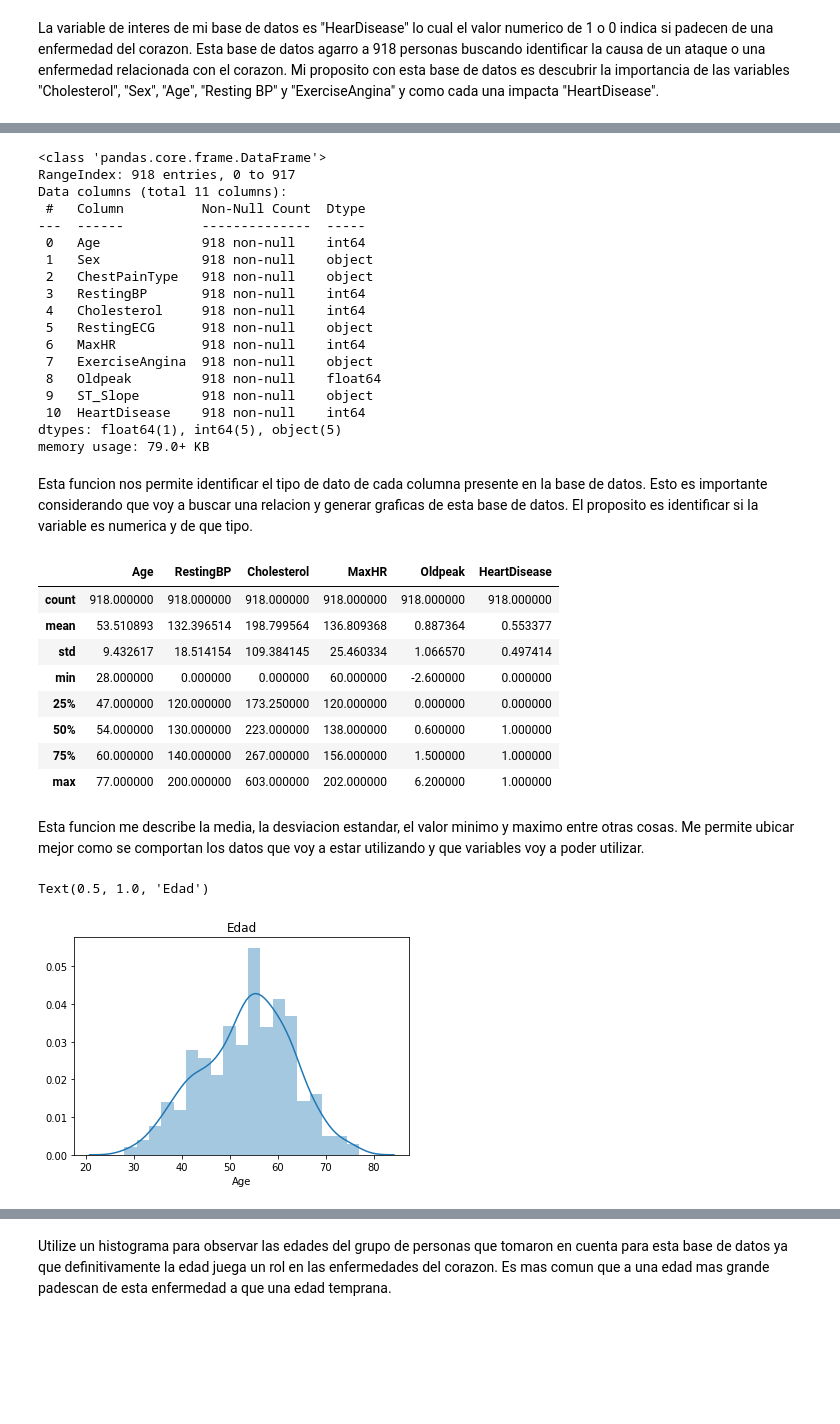
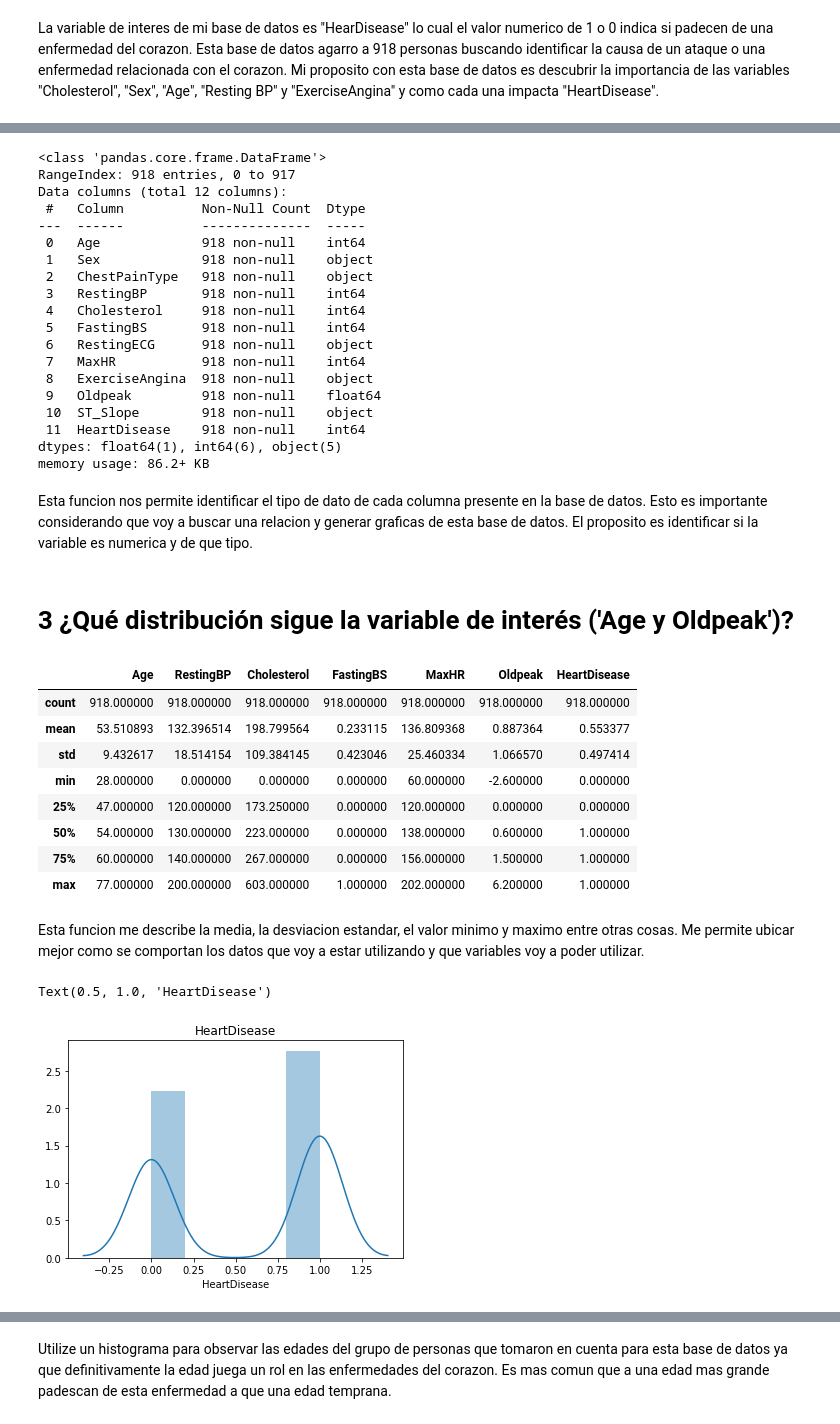
Before and after one commit to alejandrotorre3/AlejandroTorre, a Jupyter notebook: RETO NUEVO.ipynb, the cells around one changed output, grey strips where cells are left out. Cells and saved outputs as stored; diff of their text form; code cells hidden in the pictures; blank space fills up the shorter version.

```diff
--- a/RETO NUEVO.ipynb
+++ b/RETO NUEVO.ipynb
@@ -41,8 +43,5 @@ df.head()
 # %%
 df = pd.read_csv("heart.csv")
 
-df.drop("FastingBS",
-        axis=1,inplace=True,)
-
 df.head()
 # %% [output]
@@ -59,7 +60,7 @@ df.info()
 # %% [output]
 <class 'pandas.core.frame.DataFrame'>
 RangeIndex: 918 entries, 0 to 917
-Data columns (total 11 columns):
+Data columns (total 12 columns):
  #   Column          Non-Null Count  Dtype
 ---  ------          --------------  -----
  0   Age             918 non-null    int64
@@ -67,33 +68,36 @@ Data columns (total 11 columns):
  2   ChestPainType   918 non-null    object
  3   RestingBP       918 non-null    int64
  4   Cholesterol     918 non-null    int64
- 5   RestingECG      918 non-null    object
- 6   MaxHR           918 non-null    int64
- 7   ExerciseAngina  918 non-null    object
- 8   Oldpeak         918 non-null    float64
- 9   ST_Slope        918 non-null    object
- 10  HeartDisease    918 non-null    int64
-dtypes: float64(1), int64(5), object(5)
-memory usage: 79.0+ KB
+ 5   FastingBS       918 non-null    int64
+ 6   RestingECG      918 non-null    object
+ 7   MaxHR           918 non-null    int64
+ 8   ExerciseAngina  918 non-null    object
+ 9   Oldpeak         918 non-null    float64
+ 10  ST_Slope        918 non-null    object
+ 11  HeartDisease    918 non-null    int64
+dtypes: float64(1), int64(6), object(5)
+memory usage: 86.2+ KB
 # %% [markdown]
 Esta funcion nos permite identificar el tipo de dato de cada columna presente en la base de datos. Esto es importante considerando que voy a buscar una relacion y generar graficas de esta base de datos. El proposito es identificar si la variable es numerica y de que tipo.
+# %% [markdown]
+# 3 ¿Qué distribución sigue la variable de interés ('Age y Oldpeak')?
 # %%
 df.describe()
 # %% [output]
-|  | Age | RestingBP | Cholesterol | MaxHR | Oldpeak | HeartDisease |
-| count | 918.000000 | 918.000000 | 918.000000 | 918.000000 | 918.000000 | 918.000000 |
-| mean | 53.510893 | 132.396514 | 198.799564 | 136.809368 | 0.887364 | 0.553377 |
-| std | 9.432617 | 18.514154 | 109.384145 | 25.460334 | 1.066570 | 0.497414 |
-| min | 28.000000 | 0.000000 | 0.000000 | 60.000000 | -2.600000 | 0.000000 |
-| 25% | 47.000000 | 120.000000 | 173.250000 | 120.000000 | 0.000000 | 0.000000 |
-| 50% | 54.000000 | 130.000000 | 223.000000 | 138.000000 | 0.600000 | 1.000000 |
-| 75% | 60.000000 | 140.000000 | 267.000000 | 156.000000 | 1.500000 | 1.000000 |
-| max | 77.000000 | 200.000000 | 603.000000 | 202.000000 | 6.200000 | 1.000000 |
+|  | Age | RestingBP | Cholesterol | FastingBS | MaxHR | Oldpeak | HeartDisease |
+| count | 918.000000 | 918.000000 | 918.000000 | 918.000000 | 918.000000 | 918.000000 | 918.000000 |
+| mean | 53.510893 | 132.396514 | 198.799564 | 0.233115 | 136.809368 | 0.887364 | 0.553377 |
+| std | 9.432617 | 18.514154 | 109.384145 | 0.423046 | 25.460334 | 1.066570 | 0.497414 |
+| min | 28.000000 | 0.000000 | 0.000000 | 0.000000 | 60.000000 | -2.600000 | 0.000000 |
+| 25% | 47.000000 | 120.000000 | 173.250000 | 0.000000 | 120.000000 | 0.000000 | 0.000000 |
+| 50% | 54.000000 | 130.000000 | 223.000000 | 0.000000 | 138.000000 | 0.600000 | 1.000000 |
+| 75% | 60.000000 | 140.000000 | 267.000000 | 0.000000 | 156.000000 | 1.500000 | 1.000000 |
+| max | 77.000000 | 200.000000 | 603.000000 | 1.000000 | 202.000000 | 6.200000 | 1.000000 |
 # %% [markdown]
 Esta funcion me describe la media, la desviacion estandar, el valor minimo y maximo entre otras cosas. Me permite ubicar mejor como se comportan los datos que voy a estar utilizando y que variables voy a poder utilizar.
 # %%
-sns.distplot(df.Age)
-plt.title('Edad')
+sns.distplot(df.HeartDisease)
+plt.title('HeartDisease')
 # %% [output]
-Text(0.5, 1.0, 'Edad')
+Text(0.5, 1.0, 'HeartDisease')
-[figure, old version]
+[figure, new version]
```
Also changed, not shown: parts of 33 cells of this notebook.
